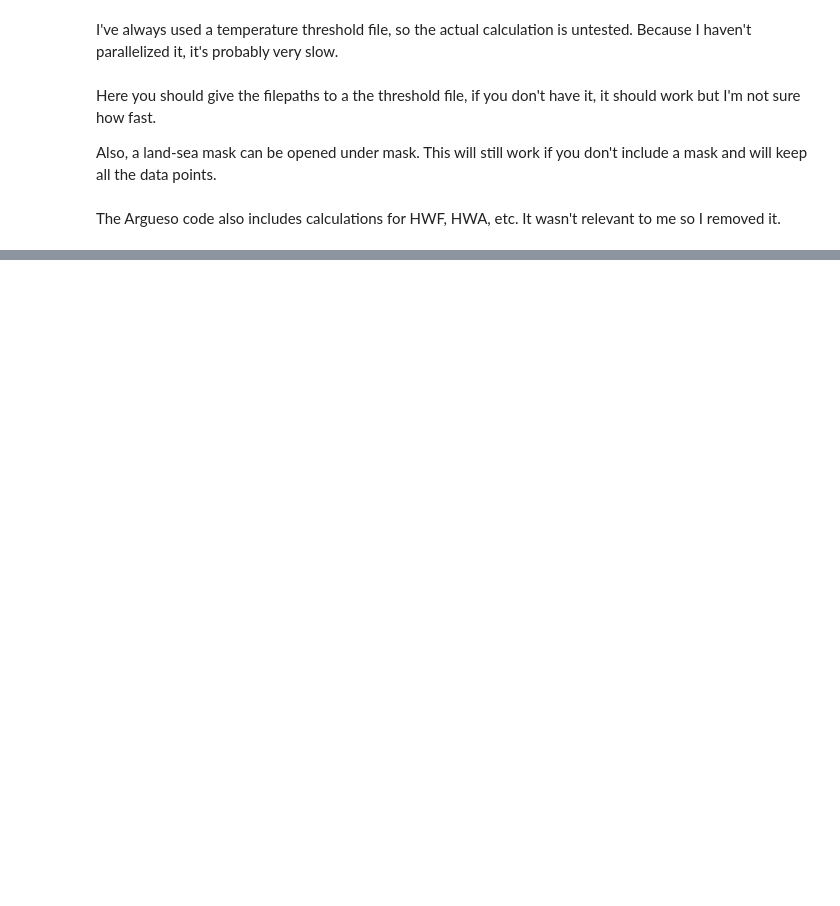
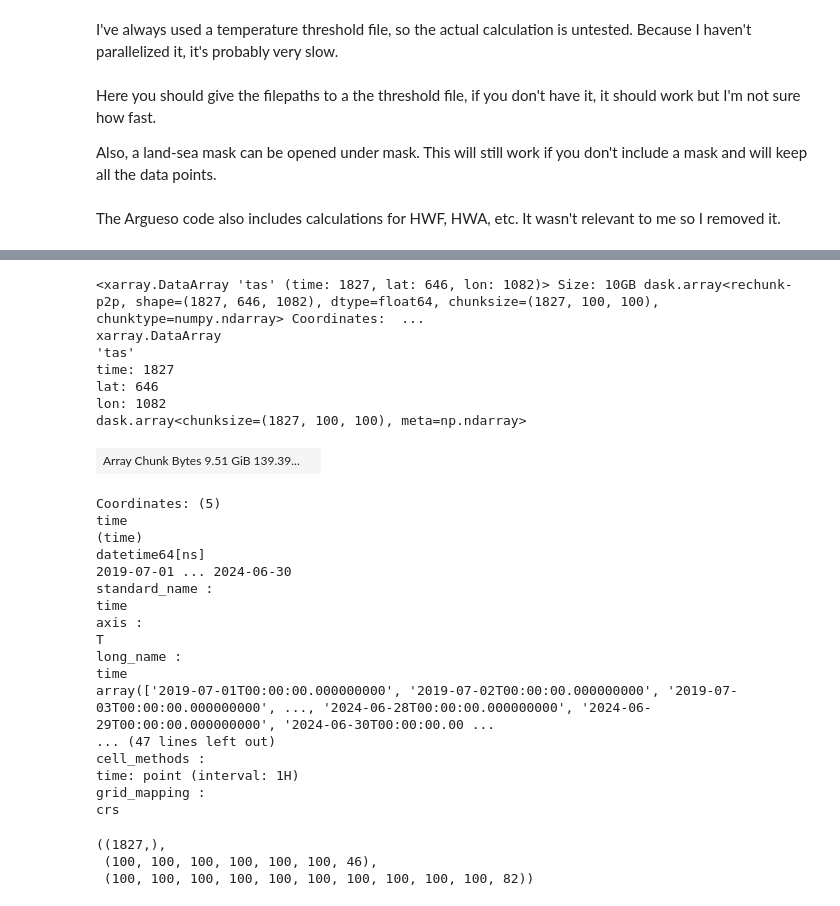
Before and after one commit to salpadorume/NEM_BARRA, a Jupyter notebook: calcehf.ipynb, the cells around one changed output, grey strips where cells are left out. Saved outputs shown, nothing was run; the diff lists cells and outputs as text; code cells hidden in the pictures; blank space fills up the shorter version.

Commit message:
corrected tmean to calc from hourly tmax and tmin

```diff
--- a/calcehf.ipynb
+++ b/calcehf.ipynb
@@ -35,6 +35,6 @@ from dask.distributed import LocalCluster, Client
 # %% [markdown]
 tas_path should lead to the BARRA-R2 data and write_path is where you want to save files. I've written the code to save yearly files from July-Jun, so it won't cut any heatwaves in half. There was some customization to exclude winters and stuff in the Argueso code, but I don't think it's been preserved when I parallelized it.
 # %%
-tas_path = "/g/data/ob53/BARRA2/output/reanalysis/AUS-11/BOM/ERA5/historical/hres/BARRA-R2/v1/day/tas/latest/"
+tas_path = "/g/data/ob53/BARRA2/output/reanalysis/AUS-11/BOM/ERA5/historical/hres/BARRA-R2/v1/1hr/tas/latest/"
 write_path = '/scratch/ng72/ms5578/ehf_netcdf/'
 # %%
@@ -162,7 +171,6 @@ def calc_spell(series):
 # %%
 def tave_tm_bnds(mask,dates,tave):
 
-    """Function to calculate Excess Heat Factor (EHF) heatwaves from tave calcualted as (tmax+tmin)/2."""
     if mask == None:
         mask = np.ones(tave.shape[1:], int)
 
@@ -319,14 +327,28 @@ def compute_heatwave_metrics(EHF_exceed_1D, EHF_1D, TMP3D_1D, mask):
     return avg, peak, t3d_peak, t3d_avg, ehf_flag
 # %%
 def open_files(files):
-    fin = xr.open_mfdataset(files, concat_dim ='time', combine='nested',
-                            parallel=True, data_vars='minimal',coords='minimal',
-                            drop_variables = "time_bnds",chunks="auto",
-                            engine='h5netcdf')
+    fin = xr.open_mfdataset(
+        files,
+        concat_dim='time',
+        combine='nested',
+        parallel=True,
+        data_vars='minimal',
+        coords='minimal',
+        drop_variables="time_bnds",
+        chunks="auto",
+        engine='h5netcdf',
+    )
 
-    tave = fin.tas.chunk(time=-1,lat=-1,lon="350Mb")
-    dt64 = fin.time.values
-    dates = pd.to_datetime(dt64)
+    # hourly 2‑m temperature
+    tas = fin.tas
+
+    # daily Tmax/Tmin from hourly, then daily mean = (Tmax+Tmin)/2
+    tas_daily_max = tas.resample(time='1D').max()
+    tas_daily_min = tas.resample(time='1D').min()
+    tave = ((tas_daily_max + tas_daily_min) / 2.0).rename("tas")
+    tave = tave.chunk(time=-1, lat=100, lon=100)
+
+    dates = pd.to_datetime(tave.time.values)
 
     return tave, dates
 # %% [markdown]
@@ -403,0 +379,34 @@ Percentiles are retrieved from the thfile provided
+# %%
+tave
+# %% [output]
+<xarray.DataArray 'tas' (time: 1827, lat: 646, lon: 1082)> Size: 10GB dask.array<rechunk-p2p, shape=(1827, 646, 1082), dtype=float64, chunksize=(1827, 100, 100), chunktype=numpy.ndarray> Coordinates:  ...
+xarray.DataArray
+'tas'
+time: 1827
+lat: 646
+lon: 1082
+dask.array<chunksize=(1827, 100, 100), meta=np.ndarray>
+| Array Chunk Bytes 9.51 GiB 139.39... |  |
+Coordinates: (5)
+time
+(time)
+datetime64[ns]
+2019-07-01 ... 2024-06-30
+standard_name :
+time
+axis :
+T
+long_name :
+time
+array(['2019-07-01T00:00:00.000000000', '2019-07-02T00:00:00.000000000', '2019-07-03T00:00:00.000000000', ..., '2024-06-28T00:00:00.000000000', '2024-06-29T00:00:00.000000000', '2024-06-30T00:00:00.00 ...
+... (47 lines left out)
+cell_methods :
+time: point (interval: 1H)
+grid_mapping :
+crs
+# %%
+tave.chunks
+# %% [output]
+((1827,),
+ (100, 100, 100, 100, 100, 100, 46),
+ (100, 100, 100, 100, 100, 100, 100, 100, 100, 100, 82))
```
Also changed, not shown: parts of 9 cells of this notebook, 8 other files.
